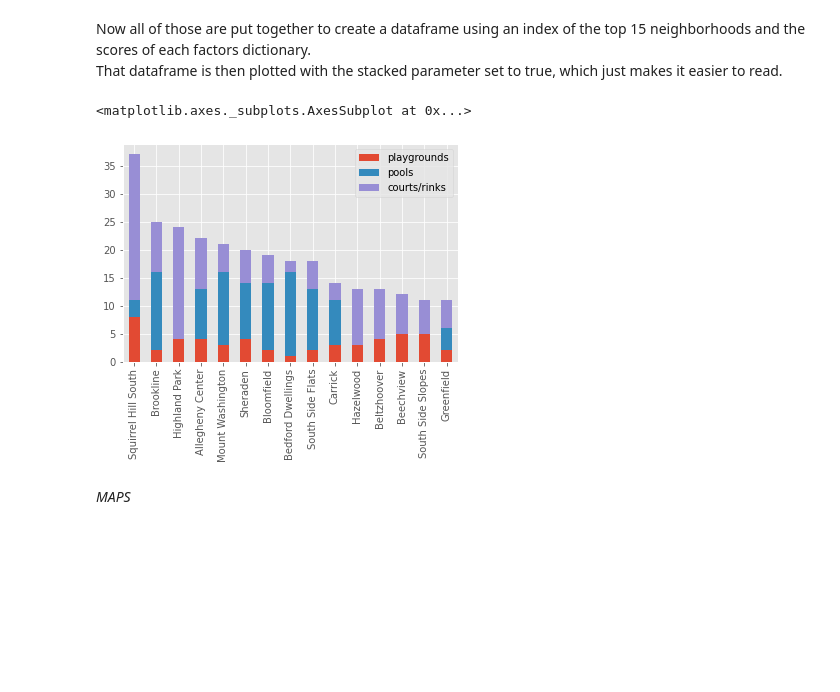
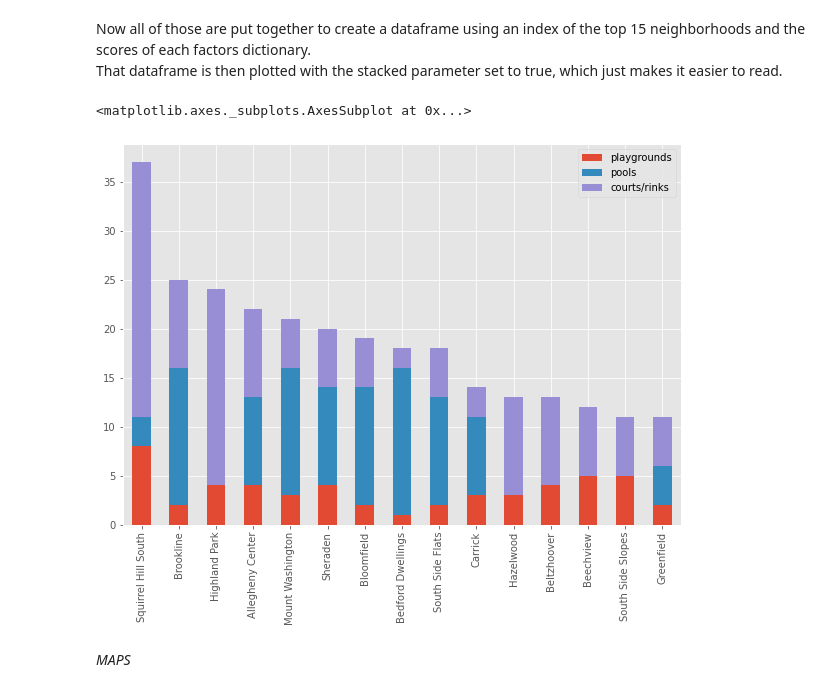
Before and after one commit to mis250/Final-Project, a Jupyter notebook: TheBestNeighborhood.ipynb, the cells around one changed output. Cells and saved outputs as stored; diff of their text form; code cells hidden in the pictures; blank space fills up the shorter version.

```diff
--- a/TheBestNeighborhood.ipynb
+++ b/TheBestNeighborhood.ipynb
@@ -383,11 +383,11 @@ That dataframe is then plotted with the stacked parameter set to true, which jus
 # %%
 df = pd.DataFrame({'playgrounds': playgrounds_dict,
                    'pools': pool_ranking,
                     'courts/rinks': courtsnrinks_dict}, index = actualfinal)
-df.plot.bar(stacked =True)
+df.plot.bar(stacked =True, figsize=(10, 7))
 # %% [output]
 <matplotlib.axes._subplots.AxesSubplot at 0x...>
-[figure, old version]
+[figure, new version]
 # %% [markdown]
 *MAPS*
 # %% [markdown]
```
